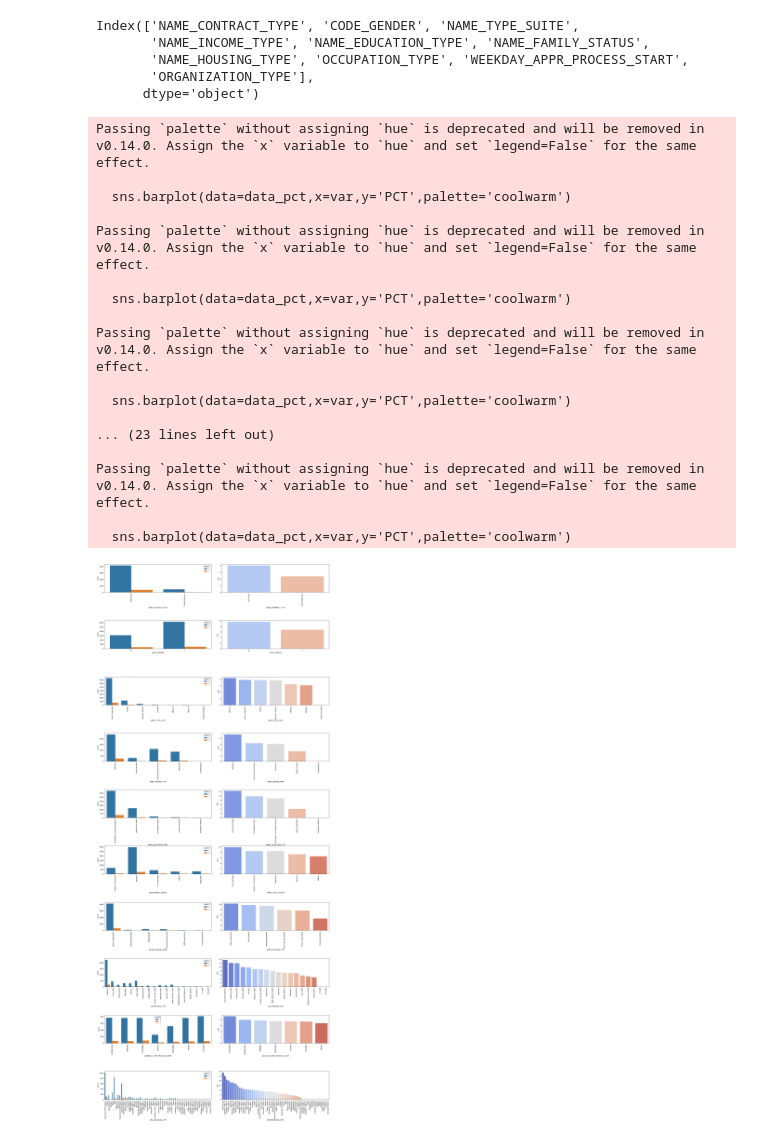
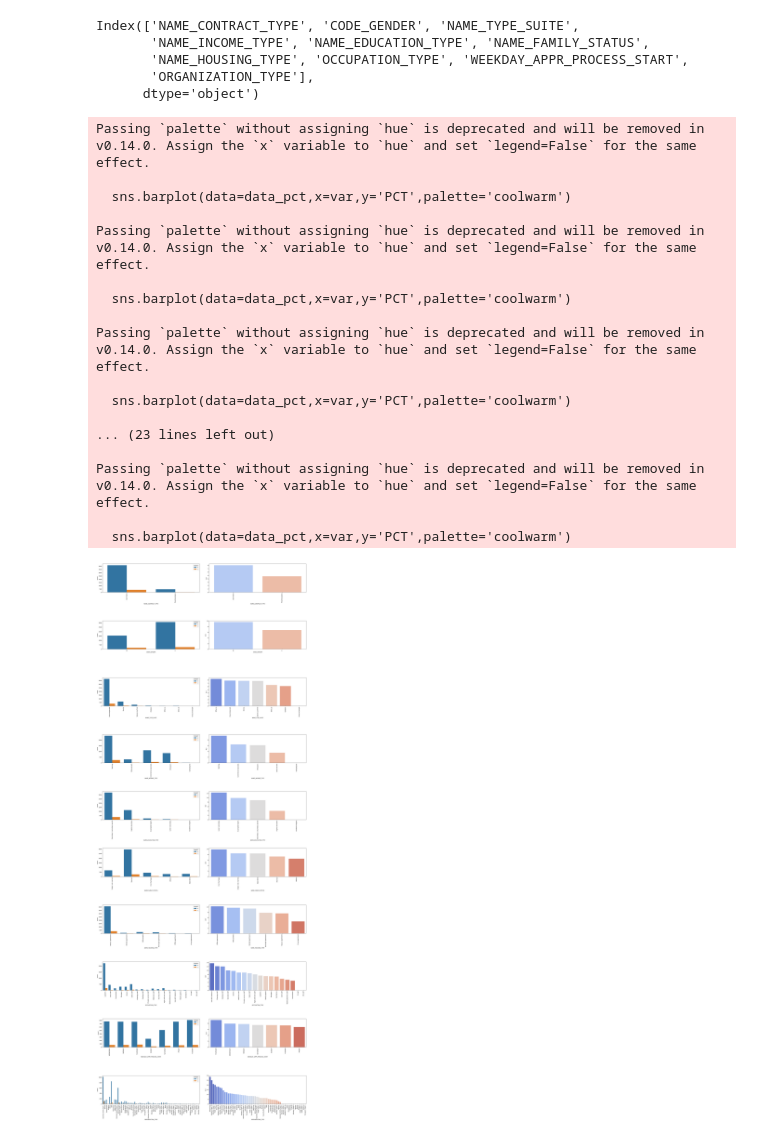
Before and after one commit to akgangadharan/Loan-Defaulter, a Jupyter notebook: loan.ipynb, the cells around one changed output. Drawn from its saved outputs; the diff is of its cells as text; code cells hidden in the pictures.

```diff
--- a/loan.ipynb
+++ b/loan.ipynb
@@ -452,7 +1525,7 @@ Index(['NAME_CONTRACT_TYPE', 'CODE_GENDER', 'NAME_TYPE_SUITE',
        'ORGANIZATION_TYPE'],
       dtype='object')
 # %%
-plt.figure(figsize=(25,60))
+plt.figure(figsize=(30,80))
 
 
 for i, var in enumerate(obj_var):
@@ -460,31 +1533,31 @@ for i, var in enumerate(obj_var):
     data_pct = df_application_data[[var,'TARGET']].groupby([var], as_index=False).mean().sort_values(by='TARGET',ascending=False)
     data_pct['PCT'] = data_pct['TARGET']*100
 
 
     plt.subplot(10,2,i+i+1)
     plt.subplots_adjust(wspace=0.1,hspace=1)
     sns.countplot(data=df_application_data,x=var,hue='TARGET')
     plt.xticks(rotation=90)
 
     plt.subplot(10,2,i+i+2)
     sns.barplot(data=data_pct,x=var,y='PCT',palette='coolwarm')
     plt.xticks(rotation=90)
 # %% [output]
 Passing `palette` without assigning `hue` is deprecated and will be removed in v0.14.0. Assign the `x` variable to `hue` and set `legend=False` for the same effect.
 
   sns.barplot(data=data_pct,x=var,y='PCT',palette='coolwarm')
 
 Passing `palette` without assigning `hue` is deprecated and will be removed in v0.14.0. Assign the `x` variable to `hue` and set `legend=False` for the same effect.
 
   sns.barplot(data=data_pct,x=var,y='PCT',palette='coolwarm')
 
 Passing `palette` without assigning `hue` is deprecated and will be removed in v0.14.0. Assign the `x` variable to `hue` and set `legend=False` for the same effect.
 
   sns.barplot(data=data_pct,x=var,y='PCT',palette='coolwarm')
 
 ... (23 lines left out)
 
 Passing `palette` without assigning `hue` is deprecated and will be removed in v0.14.0. Assign the `x` variable to `hue` and set `legend=False` for the same effect.
 
   sns.barplot(data=data_pct,x=var,y='PCT',palette='coolwarm')
-[figure, old version]
+[figure, new version]
```
Also changed, not shown: parts of 124 cells of this notebook.
